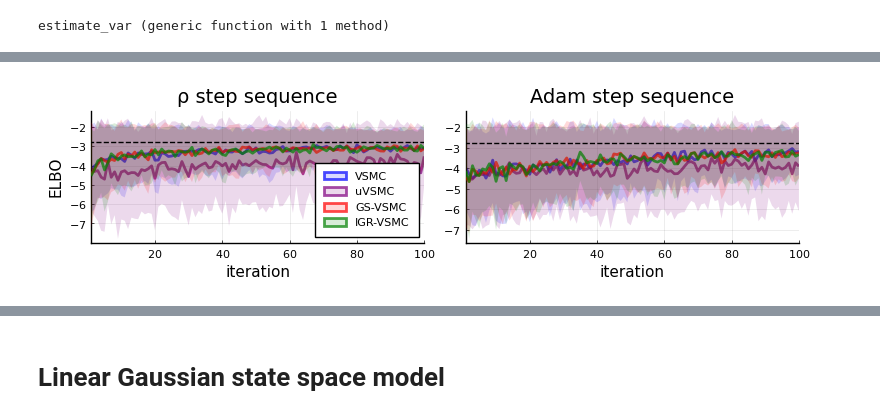
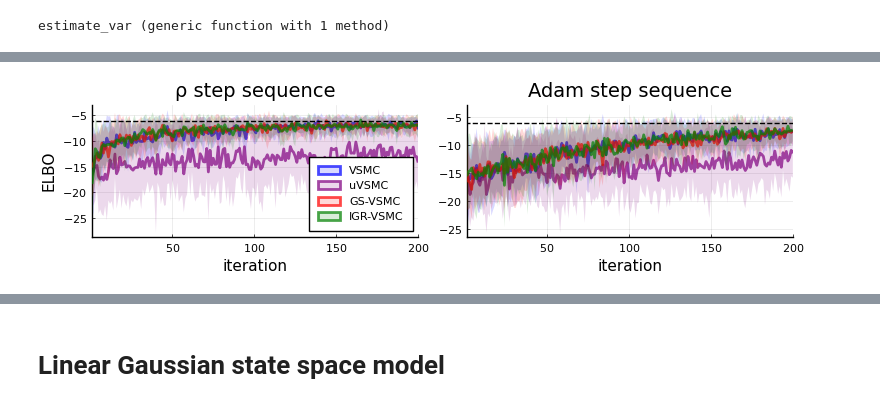
Before and after one commit to chiukenny/STAT520B-finalproject, a Jupyter notebook: code/project_code.ipynb, the cells around one changed output, grey strips where cells are left out. Cells and saved outputs as stored; diff of their text form; code cells hidden in the pictures.

```diff
--- a/code/project_code.ipynb
+++ b/code/project_code.ipynb
@@ -414,7 +470,7 @@ N = 2
 dimX = 1
 dimY = 1
 
-slgss_smc = SMC(dimX,dimY,T,N,SLGSS_sim_prop,SLGSS_log_weights)
+slgss_smc = SMC(dimX,dimY,T,N,SLGSS_sim_prop,SLGSS_log_weights,SLGSS_log_prop)
 
 # Initialize model params
 model_params = SLGSS_init_model_params()
@@ -429,16 +485,17 @@ log_marginal = log_marginal_likelihood(model_params, T, y_true, dimX)
 println("True log-marginal likelihood: ", log_marginal)
 
 # Initialize variational params
-λ = randn(1)[1]
+λ = [1.]
+#λ = randn(1)[1]
 println("λ0: ", λ)
 
-SLGSS_obj_vsmc = λ -> SLGSS_obj(λ, method=VSMC)
-SLGSS_obj_uvsmc = λ -> SLGSS_obj(λ, method=uVSMC)
-SLGSS_obj_gs = λ -> SLGSS_obj(λ, method=GS_VSMC)
-SLGSS_obj_igr = λ -> SLGSS_obj(λ, method=IGR_VSMC)
+SLGSS_obj_vsmc = λ -> SLGSS_obj(λ,model_params,y_true,slgss_smc, method=VSMC)
+SLGSS_obj_uvsmc = λ -> SLGSS_obj(λ,model_params,y_true,slgss_smc, method=uVSMC)
+SLGSS_obj_gs = λ -> SLGSS_obj(λ,model_params,y_true,slgss_smc, method=GS_VSMC)
+SLGSS_obj_igr = λ -> SLGSS_obj(λ,model_params,y_true,slgss_smc, method=IGR_VSMC)
 
-∇SLGSS_obj_vsmc = λ -> ∇SLGSS_obj(λ, method=VSMC)
-∇SLGSS_obj_uvsmc = λ -> ∇SLGSS_obj(λ, method=uVSMC)
-∇SLGSS_obj_gs = λ -> ∇SLGSS_obj(λ, method=GS_VSMC)
-∇SLGSS_obj_igr = λ -> ∇SLGSS_obj(λ, method=IGR_VSMC)
+∇SLGSS_obj_vsmc = λ -> ∇SLGSS_obj(λ,model_params,y_true,slgss_smc, method=VSMC)
+∇SLGSS_obj_uvsmc = λ -> ∇SLGSS_obj(λ,model_params,y_true,slgss_smc, method=uVSMC)
+∇SLGSS_obj_gs = λ -> ∇SLGSS_obj(λ,model_params,y_true,slgss_smc, method=GS_VSMC)
+∇SLGSS_obj_igr = λ -> ∇SLGSS_obj(λ,model_params,y_true,slgss_smc, method=IGR_VSMC)
 # %% [output]
@@ -450,16 +544,6 @@ True log-marginal likelihood: -2.78019376113352
 # %%
-iters = 100
-runs = 100
-λ = 1.
-
-function plot_gd_helper(obj, ∇obj, λ, iters, runs; step="rho")
-    objs = zeros(runs,iters)
-    for i in 1:runs
-        λs, obs = gradient_descent(obj, ∇obj, [λ], iters=iters, step=step)
-        objs[i,:] = obs
-    end
-    return mean(objs,dims=1)', var(objs,dims=1)'
-end
+iters = 200
+runs = 20
 
 pyplot(size=(770,200))
 
@@ -478,34 +562,31 @@ obj_mean_igr, obj_var_igr = plot_gd_helper(SLGSS_obj_igr, ∇SLGSS_obj_igr, λ,
 
 pelbo1 = plot(1:iters, obj_mean_vsmc, ribbon=sqrt.(obj_var_vsmc), label=VSMC,
     xlab="iteration", ylab="ELBO", title="ρ step sequence", xlim=(1,iters), legend=:bottomright,
     linecolor=VSMC_col, fillcolor=VSMC_col, linewidth=2, fillalpha=0.15, lineopacity=0.7)
 plot!(1:iters, obj_mean_uvsmc, ribbon=sqrt.(obj_var_uvsmc), label=uVSMC,
     linecolor=uVSMC_col, fillcolor=uVSMC_col, linewidth=2, fillalpha=0.15, lineopacity=0.7)
 plot!(1:iters, obj_mean_gs, ribbon=sqrt.(obj_var_gs), label=GS_VSMC,
     linecolor=GS_VSMC_col, fillcolor=GS_VSMC_col, linewidth=2, fillalpha=0.15, lineopacity=0.7)
 plot!(1:iters, obj_mean_igr, ribbon=sqrt.(obj_var_igr), label=IGR_VSMC,
     linecolor=IGR_VSMC_col, fillcolor=IGR_VSMC_col, linewidth=2, fillalpha=0.15, lineopacity=0.7)
 hline!([log_marginal], linecolor=:black, linestyle=:dash, label=nothing)
 
 obj_mean_vsmc, obj_var_vsmc = plot_gd_helper(SLGSS_obj_vsmc, ∇SLGSS_obj_vsmc, λ, iters, runs, step="adam")
 obj_mean_uvsmc, obj_var_uvsmc = plot_gd_helper(SLGSS_obj_uvsmc, ∇SLGSS_obj_uvsmc, λ, iters, runs, step="adam")
 obj_mean_gs, obj_var_gs = plot_gd_helper(SLGSS_obj_gs, ∇SLGSS_obj_gs, λ, iters, runs, step="adam")
 obj_mean_igr, obj_var_igr = plot_gd_helper(SLGSS_obj_igr, ∇SLGSS_obj_igr, λ, iters, runs, step="adam")
 
 pelbo2 = plot(1:iters, obj_mean_vsmc, ribbon=sqrt.(obj_var_vsmc),
     xlab="iteration", title="Adam step sequence", xlim=(1,iters), legend=nothing,
     linecolor=VSMC_col, fillcolor=VSMC_col, linewidth=2, fillalpha=0.15, lineopacity=0.7)
 plot!(1:iters, obj_mean_uvsmc, ribbon=sqrt.(obj_var_uvsmc),
     linecolor=uVSMC_col, fillcolor=uVSMC_col, linewidth=2, fillalpha=0.15, lineopacity=0.7)
 plot!(1:iters, obj_mean_gs, ribbon=sqrt.(obj_var_gs),
     linecolor=GS_VSMC_col, fillcolor=GS_VSMC_col, linewidth=2, fillalpha=0.15, lineopacity=0.7)
 plot!(1:iters, obj_mean_igr, ribbon=sqrt.(obj_var_igr),
     linecolor=IGR_VSMC_col, fillcolor=IGR_VSMC_col, linewidth=2, fillalpha=0.15, lineopacity=0.7)
 hline!([log_marginal], linecolor=:black, linestyle=:dash, label=nothing)
 
 plot(pelbo1, pelbo2)
-if save_figures
-    png("slgss_elbo")
-end
 # %% [output]
-[figure, old version]
+[figure, new version]
```
Also changed, not shown: parts of 26 cells of this notebook, 5 other files.
